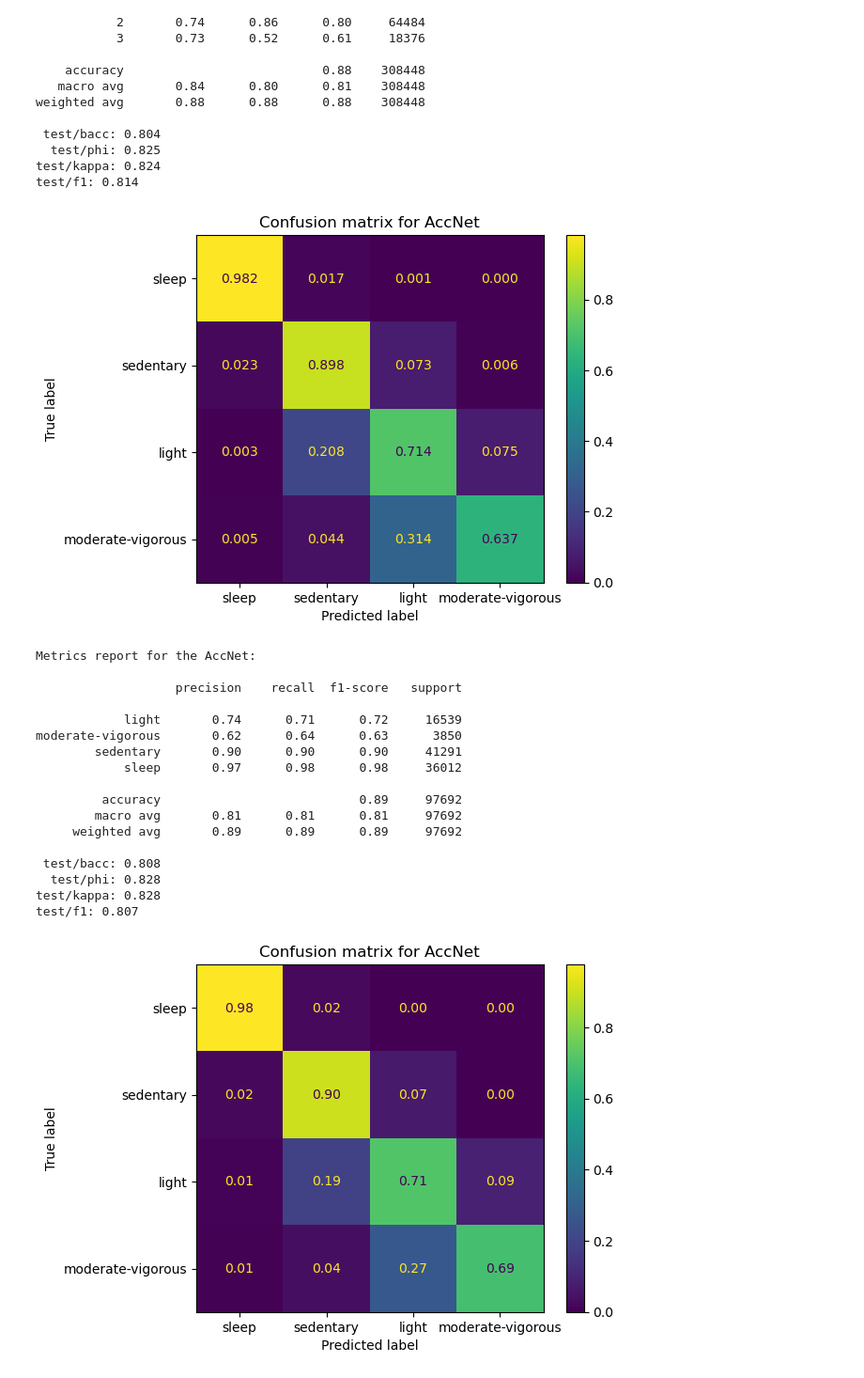
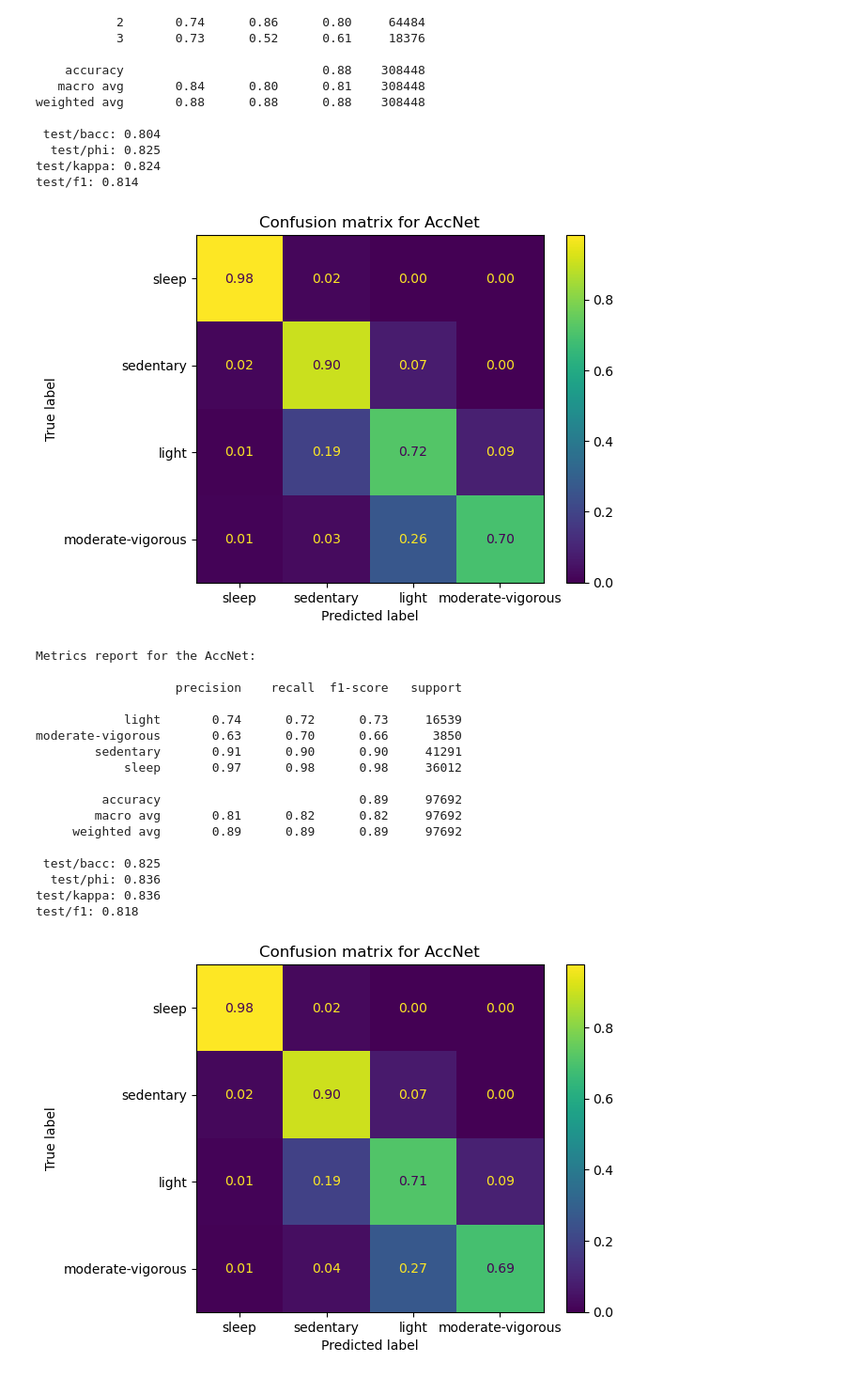
Before and after one commit to finlayscheib/capture24, a Jupyter notebook: Deep_models.ipynb, the cells around one changed output. Shown at 94% size. Saved outputs shown, nothing was run; the diff lists cells and outputs as text; code cells hidden in the pictures.

```diff
--- a/Deep_models.ipynb
+++ b/Deep_models.ipynb
@@ -166,43 +166,43 @@ weighted avg       0.88      0.88      0.88    308448
 test/kappa: 0.824
 test/f1: 0.814
 # %%
-pred = pd.read_csv("final_pred_test.csv")
+pred = pd.read_csv("final_pred_test_Best.csv")
 ConfusionMatrixDisplay.from_predictions( pred['true_labels'], pred['model_preds'], labels=PAorder,
-                                         normalize = 'true', values_format = '.3f')
+                                         normalize = 'true', values_format = '.2f')
 plt.title('Confusion matrix for AccNet')
 plt.show()
 print('Metrics report for the AccNet: \n')
 report = classification_report( pred['true_labels'], pred['model_preds'], digits=2)
 print(report)
 
 bacc = balanced_accuracy_score( pred['true_labels'], pred['model_preds'])
 kappa = cohen_kappa_score( pred['true_labels'], pred['model_preds'])
 phi = matthews_corrcoef(pred['true_labels'], pred['model_preds'])
 f1 = f1_score(pred['true_labels'], pred['model_preds'], average = 'macro')
 
 print(f" test/bacc: {bacc:.3f}")
 print(f"  test/phi: {phi:.3f}")
 print(f"test/kappa: {kappa:.3f}")
 print(f"test/f1: {f1:.3f}")
 # %% [output]
-[figure, old version]
+[figure, new version]
 Metrics report for the AccNet:
 
                    precision    recall  f1-score   support
 
-            light       0.74      0.71      0.72     16539
-moderate-vigorous       0.62      0.64      0.63      3850
-        sedentary       0.90      0.90      0.90     41291
+            light       0.74      0.72      0.73     16539
+moderate-vigorous       0.63      0.70      0.66      3850
+        sedentary       0.91      0.90      0.90     41291
             sleep       0.97      0.98      0.98     36012
 
          accuracy                           0.89     97692
-        macro avg       0.81      0.81      0.81     97692
+        macro avg       0.81      0.82      0.82     97692
      weighted avg       0.89      0.89      0.89     97692
 
- test/bacc: 0.808
-  test/phi: 0.828
-test/kappa: 0.828
-test/f1: 0.807
+ test/bacc: 0.825
+  test/phi: 0.836
+test/kappa: 0.836
+test/f1: 0.818
 # %%
 # val
 pred = pd.read_csv("final_pred_test_test2.csv")
```
Also changed, not shown: 2 other files.
